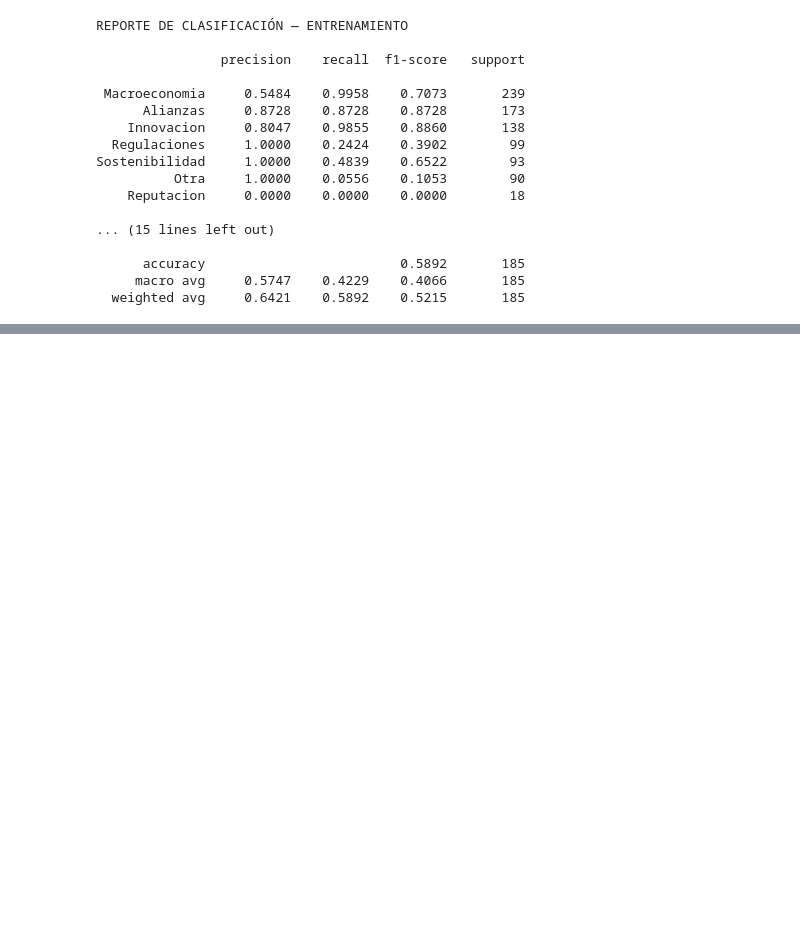
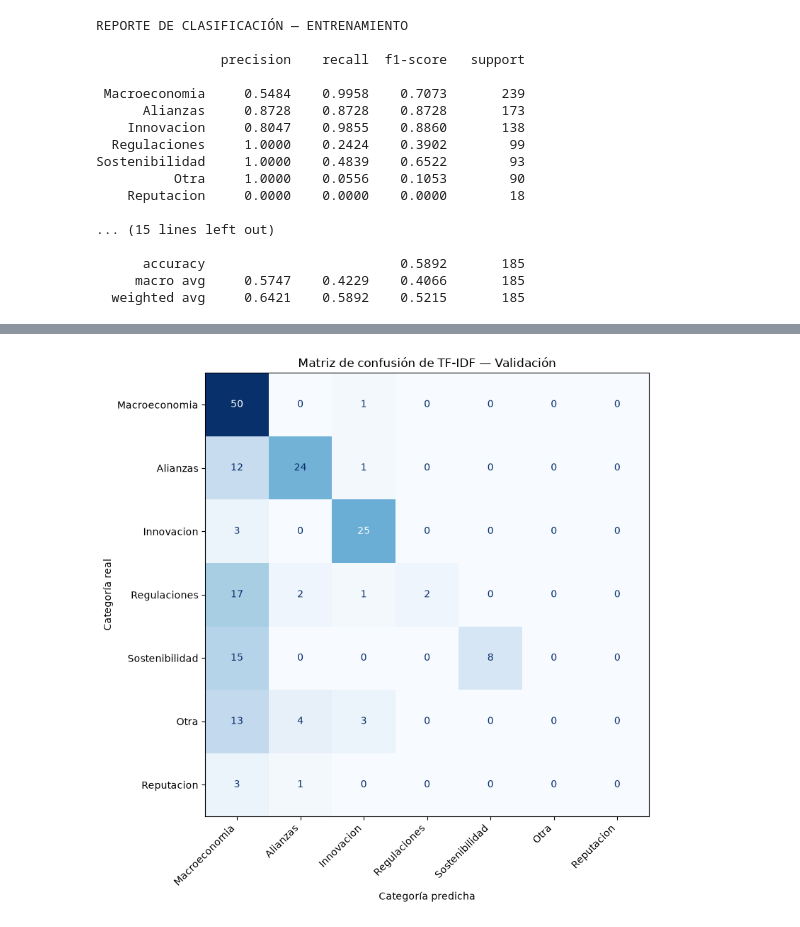
Before and after one commit to Jtanchezz/NLP, a Jupyter notebook: Lab3/lab3.ipynb, the cells around one changed output, grey strips where cells are left out. Cells and saved outputs as stored; diff of their text form; code cells hidden in the pictures; blank space fills up the shorter version.

```diff
--- a/Lab3/lab3.ipynb
+++ b/Lab3/lab3.ipynb
@@ -868,0 +875,37 @@ Sostenibilidad     1.0000    0.4839    0.6522        93
+# %%
+matriz_confusion_tfidf_validacion = confusion_matrix(
+    etiquetas_validacion,
+    predicciones_tfidf_validacion,
+    labels=orden_categorias
+)
+
+fig, ax = plt.subplots(
+    figsize=(11, 8)
+)
+
+visualizacion_tfidf = ConfusionMatrixDisplay(
+    confusion_matrix=matriz_confusion_tfidf_validacion,
+    display_labels=orden_categorias
+)
+
+visualizacion_tfidf.plot(
+    ax=ax,
+    cmap="Blues",
+    values_format="d",
+    colorbar=False
+)
+
+plt.title(
+    "Matriz de confusión de TF-IDF — Validación"
+)
+plt.xlabel("Categoría predicha")
+plt.ylabel("Categoría real")
+plt.xticks(
+    rotation=45,
+    ha="right"
+)
+
+plt.tight_layout()
+plt.show()
+# %% [output]
+[figure, added]
```
Also changed, not shown: parts of 1 cell of this notebook.
